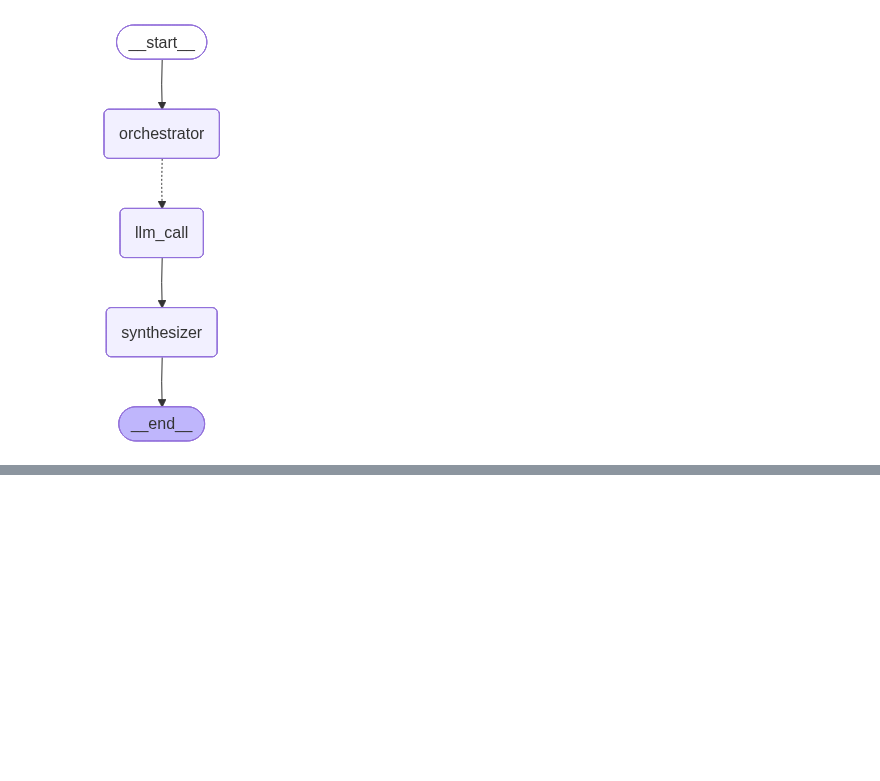
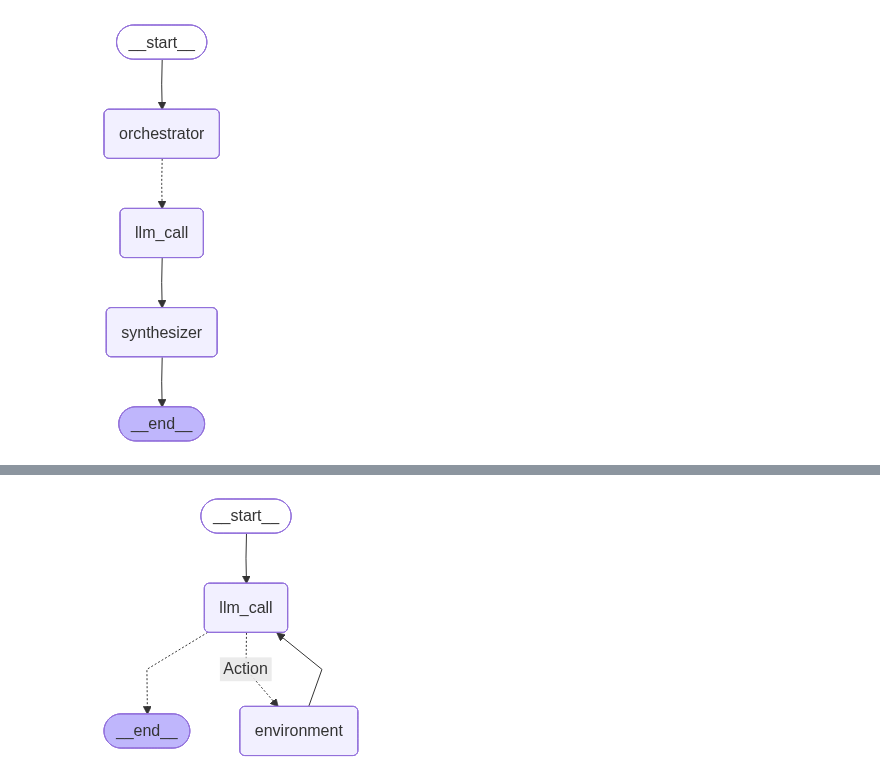
Before and after one commit to BaektotheFuture98/ai_backend_study, a Jupyter notebook: langchain/langchain.ipynb, the cells around one changed output, grey strips where cells are left out. Saved outputs shown, nothing was run; the diff lists cells and outputs as text; code cells hidden in the pictures; blank space fills up the shorter version.

```diff
--- a/langchain/langchain.ipynb
+++ b/langchain/langchain.ipynb
@@ -317,0 +382,3 @@ The relationship between water scarcity and soil health forms a critical feedbac
+# %%
+state = optimizer.invoke({"topic": "Korean"})
+print(state["joke"])
@@ -317,0 +492,17 @@ The relationship between water scarcity and soil health forms a critical feedbac
+# %%
+agent_builder = StateGraph(MessagesState)
+
+agent_builder.add_node("llm_call", llm_call)
+agent_builder.add_node("environment", tool_node)
+
+agent_builder.add_edge(START, "llm_call")
+agent_builder.add_conditional_edges("llm_call",
+                                    should_continue,
+                               {"Action": "environment", END: END})
+agent_builder.add_edge("environment", "llm_call")
+
+agent = agent_builder.compile()
+
+display(Image(agent.get_graph(xray=True).draw_mermaid_png()))
+# %% [output]
+[figure, added]
```
Also changed, not shown: parts of 19 cells of this notebook, 2 other files.
